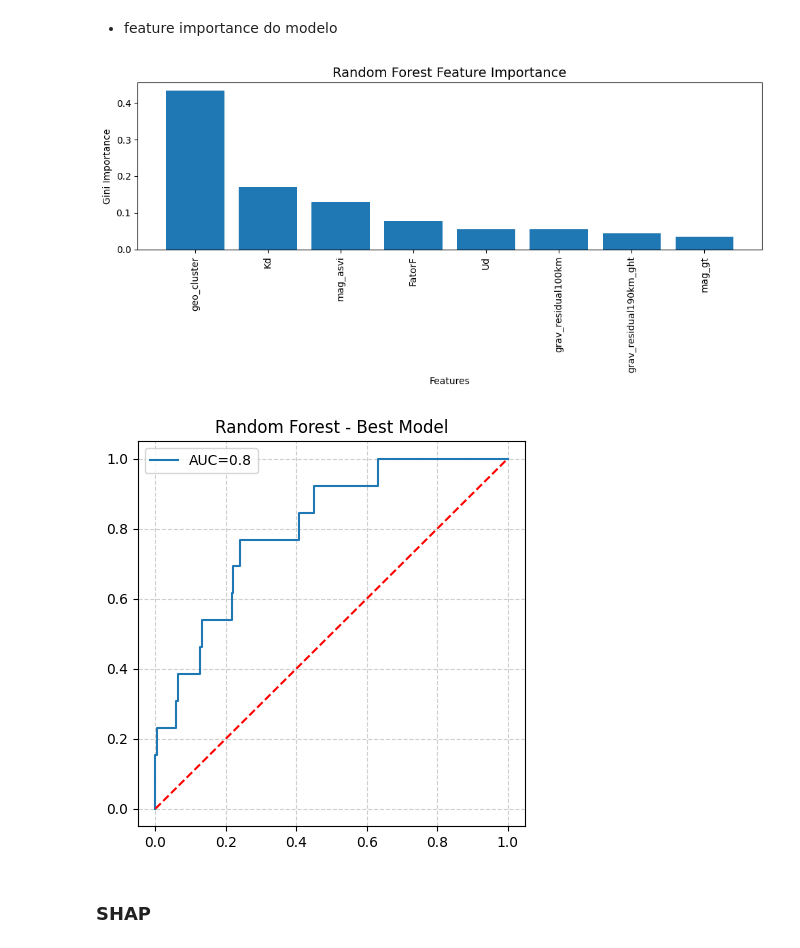
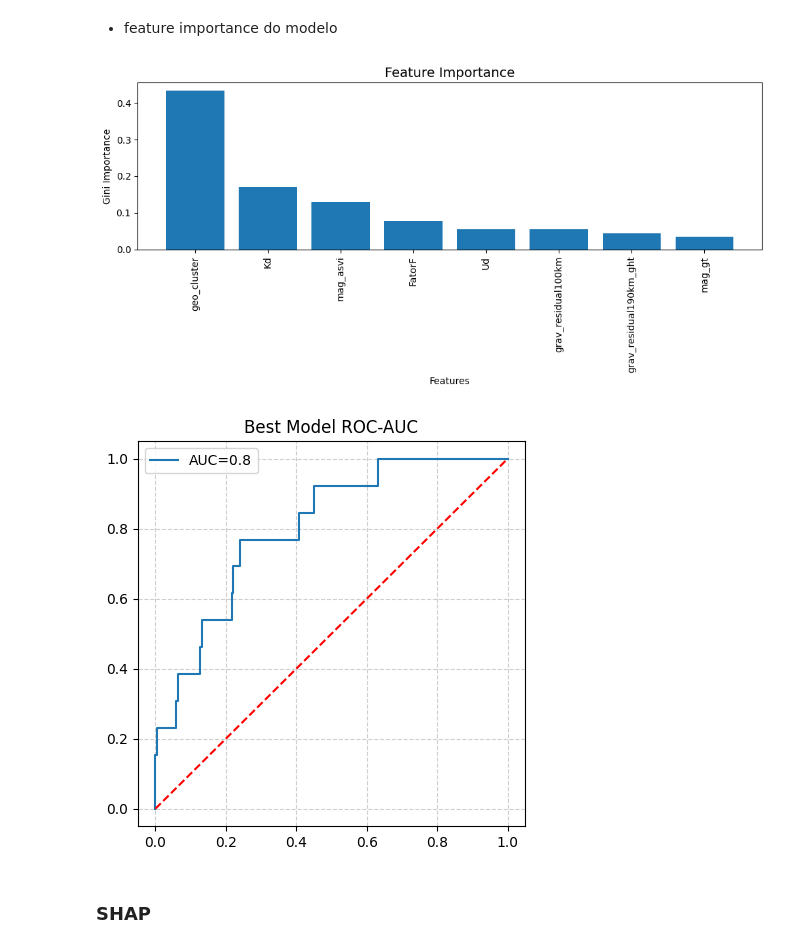
Before and after one commit to renan2scarvalho/tcc-univesp, a Jupyter notebook: notebooks/v1/tcc_cobre.ipynb, the cells around one changed output. Saved outputs shown, nothing was run; the diff lists cells and outputs as text; code cells hidden in the pictures.

Commit message:
- docs: atualiza relatório final - chore: atualiza descrição de variáveis nos notebooks - fix: corrige nome dos gráficos de feature importance e roc-auc do best model nos notebooks

```diff
--- a/notebooks/v1/tcc_cobre.ipynb
+++ b/notebooks/v1/tcc_cobre.ipynb
@@ -1334,7 +1334,7 @@ feature_names = X_train.columns
 indices = np.argsort(importances)[::-1]
 
 plt.figure(figsize=(10, 5))
-plt.title("Random Forest Feature Importance", fontsize=14)
+plt.title("Feature Importance", fontsize=14)
 plt.bar(range(X_train.shape[1]), importances[indices], align="center")
 plt.xticks(range(X_train.shape[1]), feature_names[indices], rotation=90)
 plt.xlabel("Features")
@@ -1342,21 +1342,21 @@ plt.ylabel("Gini Importance")
 plt.tight_layout()
 plt.show()
 # %% [output]
-[figure, old version]
+[figure, new version]
 # %%
 fpr, tpr, threshold = roc_curve(y_test, y_proba)
 roc_auc = auc(fpr, tpr)
 
 # plot all this
 fig, ax = plt.subplots(figsize=(5, 5))
 ax.plot(fpr, tpr, label="AUC={}".format(round(roc_auc, 2)))
 ax.plot([0, 1], [0, 1], "r--")
 ax.legend()
-ax.set_title("Random Forest - Best Model")
+ax.set_title("Best Model ROC-AUC")
 ax.grid(visible=True, alpha=0.6, linestyle="--")
 plt.show()
 # %% [output]
-[figure, old version]
+[figure, new version]
 # %% [markdown]
 ### SHAP
 # %% [markdown]
```
Also changed, not shown: parts of 6 cells of this notebook, 6 other files.
